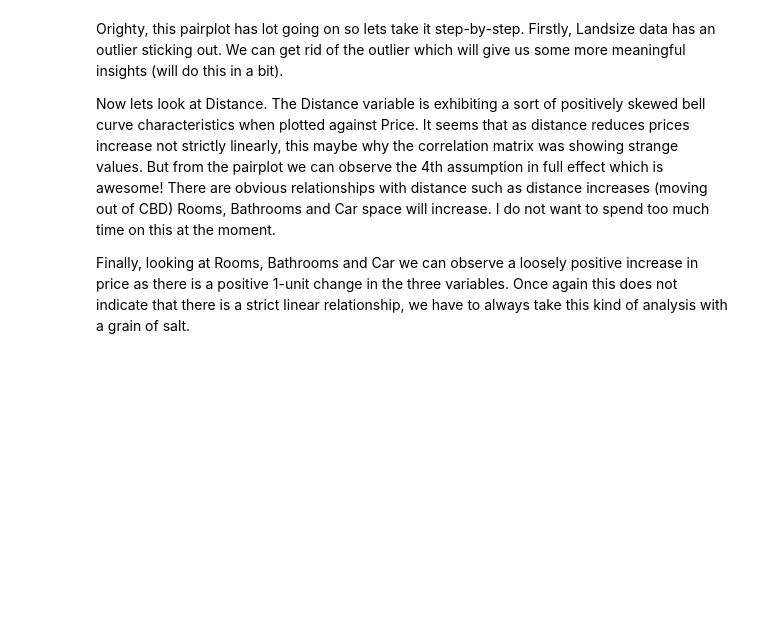
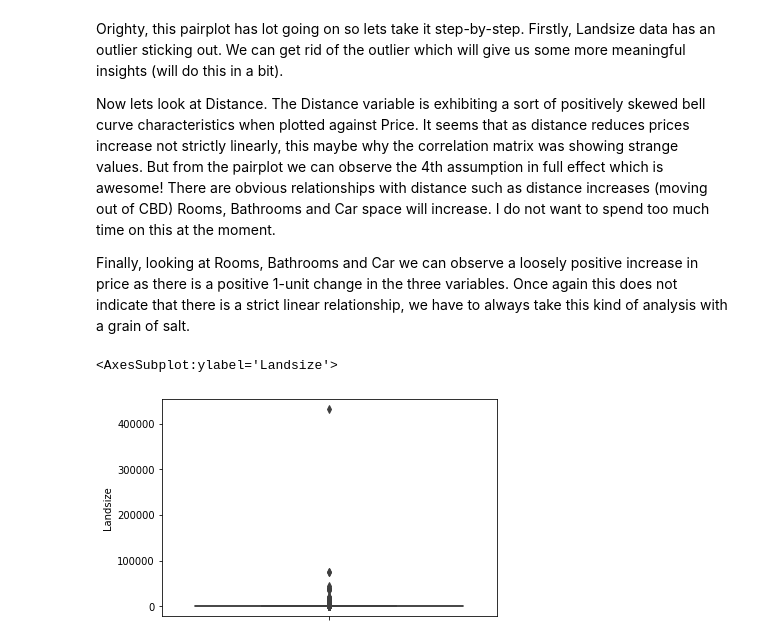
Before and after one commit to maftouni/Pandas_Jump_Start, a Jupyter notebook: data-exploration-in-pandas-jump-start.ipynb, the cells around one changed output. Cells and saved outputs as stored; diff of their text form; code cells hidden in the pictures; blank space fills up the shorter version.

```diff
--- a/data-exploration-in-pandas-jump-start.ipynb
+++ b/data-exploration-in-pandas-jump-start.ipynb
@@ -688,0 +685,5 @@ df_numerical_2 = df_numerical.drop(df_numerical.index[df_numerical['Landsize'] >
+# %%
+sns.boxplot(y = df_numerical.Landsize, data = df_numerical)
+# %% [output]
+<AxesSubplot:ylabel='Landsize'>
+[figure, added]
```
Also changed, not shown: parts of 5 cells of this notebook.
